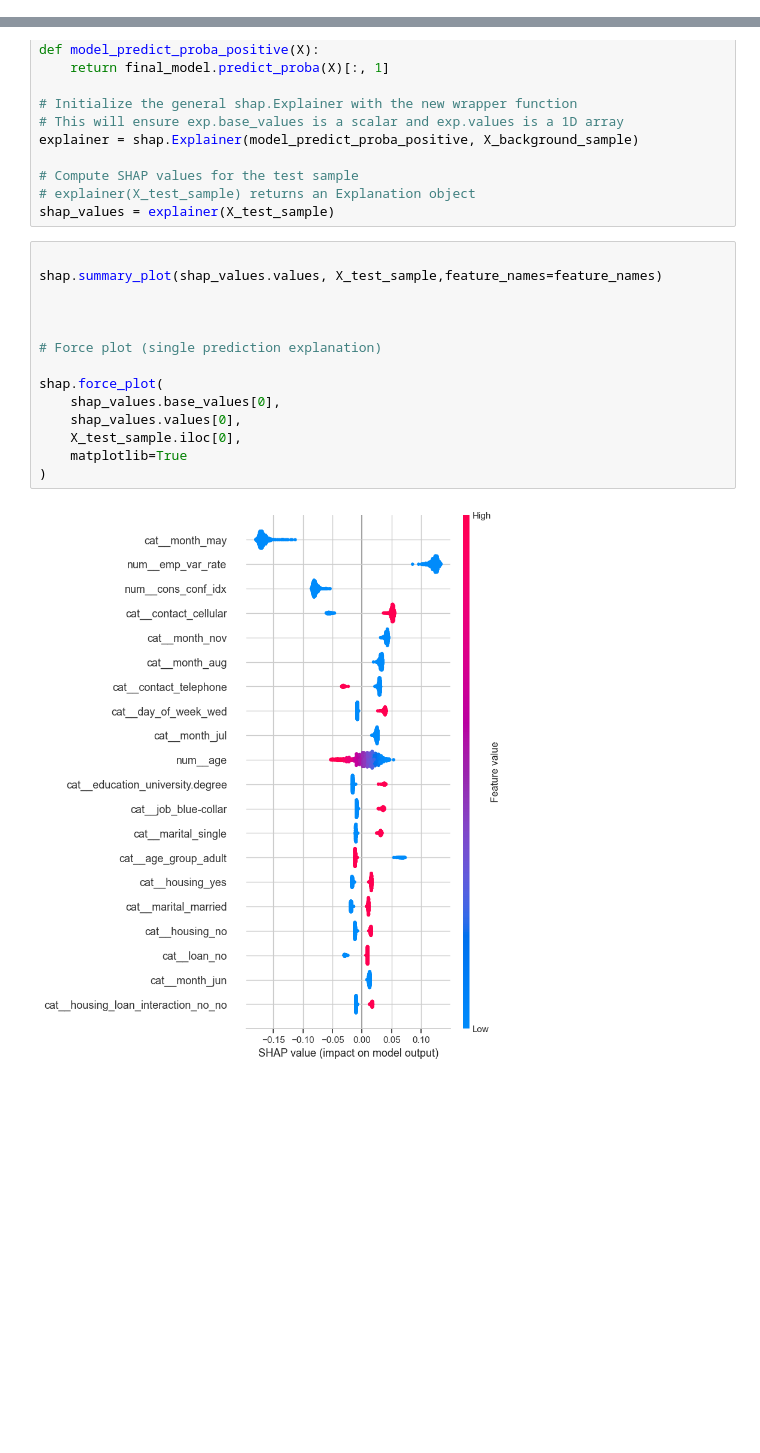
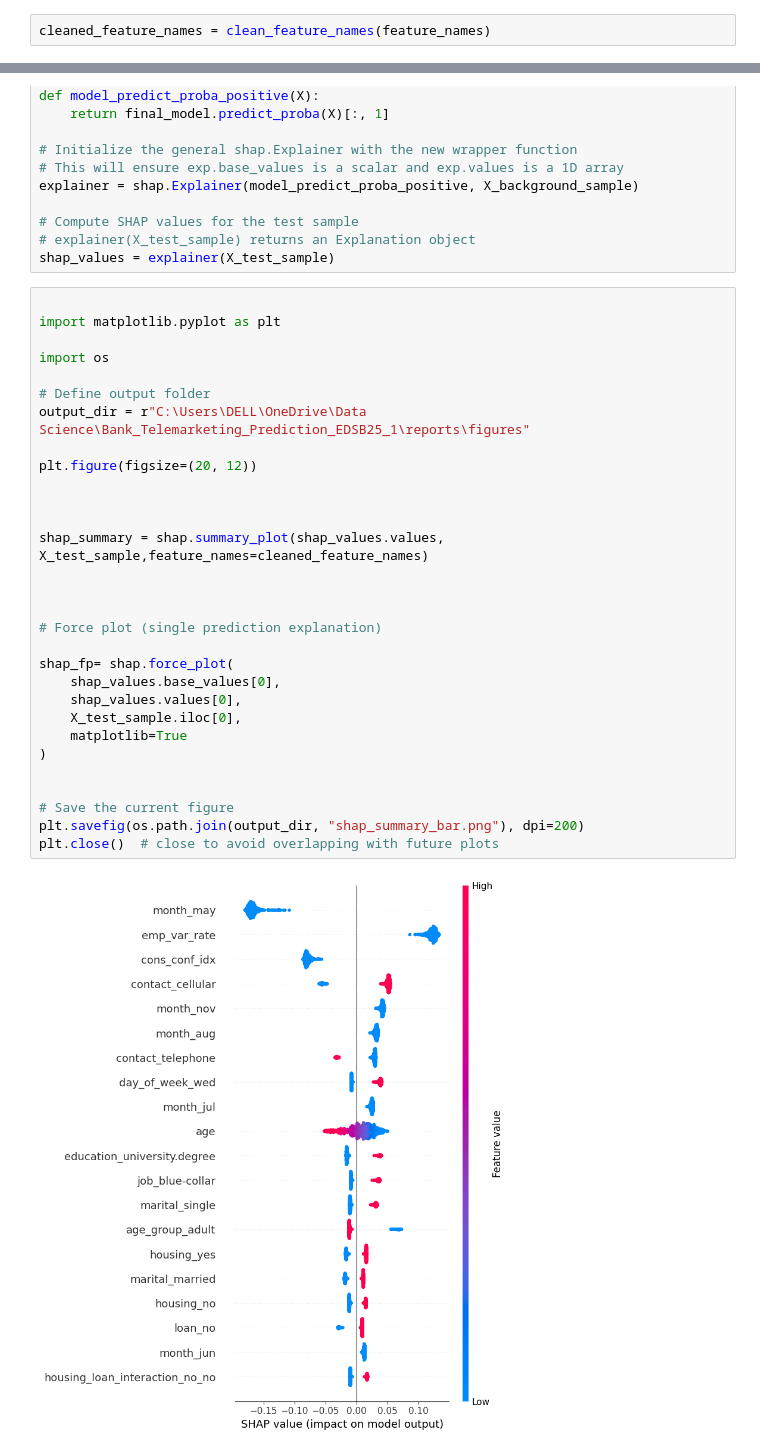
Before and after one commit to conceicao-singa/Bank_Telemarketing_Prediction_EDSB25_1, a Jupyter notebook: notebooks/evaluation.ipynb, the cells around one changed output, grey strips where cells are left out. Drawn from its saved outputs; the diff is of its cells as text; blank space fills up the shorter version.

```diff
--- a/notebooks/evaluation.ipynb
+++ b/notebooks/evaluation.ipynb
@@ -43,6 +42,8 @@ ohe = OneHotEncoder(handle_unknown="ignore")
 ohe.fit(X_train[categorical_cols])
 ohe_feature_names = ohe.get_feature_names_out(categorical_cols)
 feature_names = numerical_cols + list(ohe_feature_names)
+# %%
+cleaned_feature_names = clean_feature_names(feature_names)
 # %% [markdown]
 ### SHAP
 # %%
@@ -71,17 +72,33 @@ explainer = shap.Explainer(model_predict_proba_positive, X_background_sample)
 shap_values = explainer(X_test_sample)
 # %%
 
-shap.summary_plot(shap_values.values, X_test_sample,feature_names=feature_names)
+import matplotlib.pyplot as plt
+
+import os
+
+# Define output folder
+output_dir = r"C:\Users\DELL\OneDrive\Data Science\Bank_Telemarketing_Prediction_EDSB25_1\reports\figures"
+
+plt.figure(figsize=(20, 12))
+
+
+
+shap_summary = shap.summary_plot(shap_values.values, X_test_sample,feature_names=cleaned_feature_names)
 
 
 
 # Force plot (single prediction explanation)
 
-shap.force_plot(
+shap_fp= shap.force_plot(
     shap_values.base_values[0],
     shap_values.values[0],
     X_test_sample.iloc[0],
     matplotlib=True
 )
+
+
+# Save the current figure
+plt.savefig(os.path.join(output_dir, "shap_summary_bar.png"), dpi=200)
+plt.close()  # close to avoid overlapping with future plots
 # %% [output]
-[figure, old version]
+[figure, new version]
```
Also changed, not shown: parts of 3 cells of this notebook, 7 other files.
